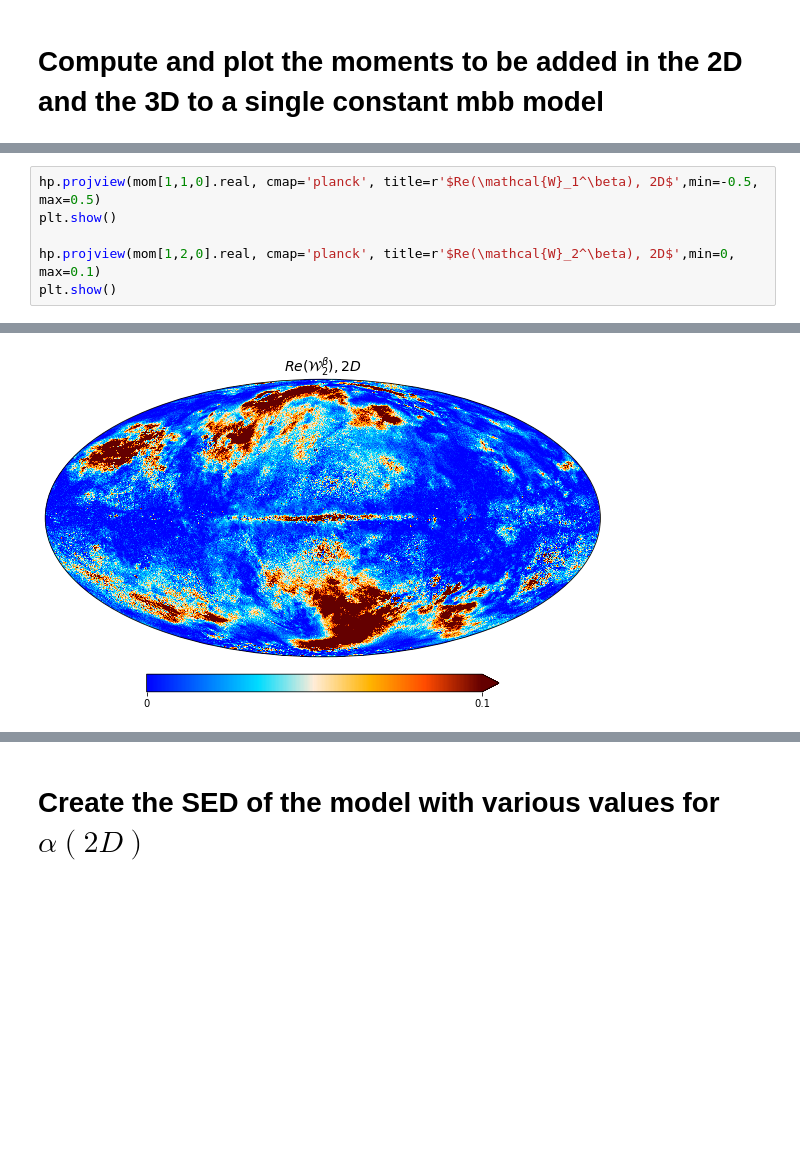
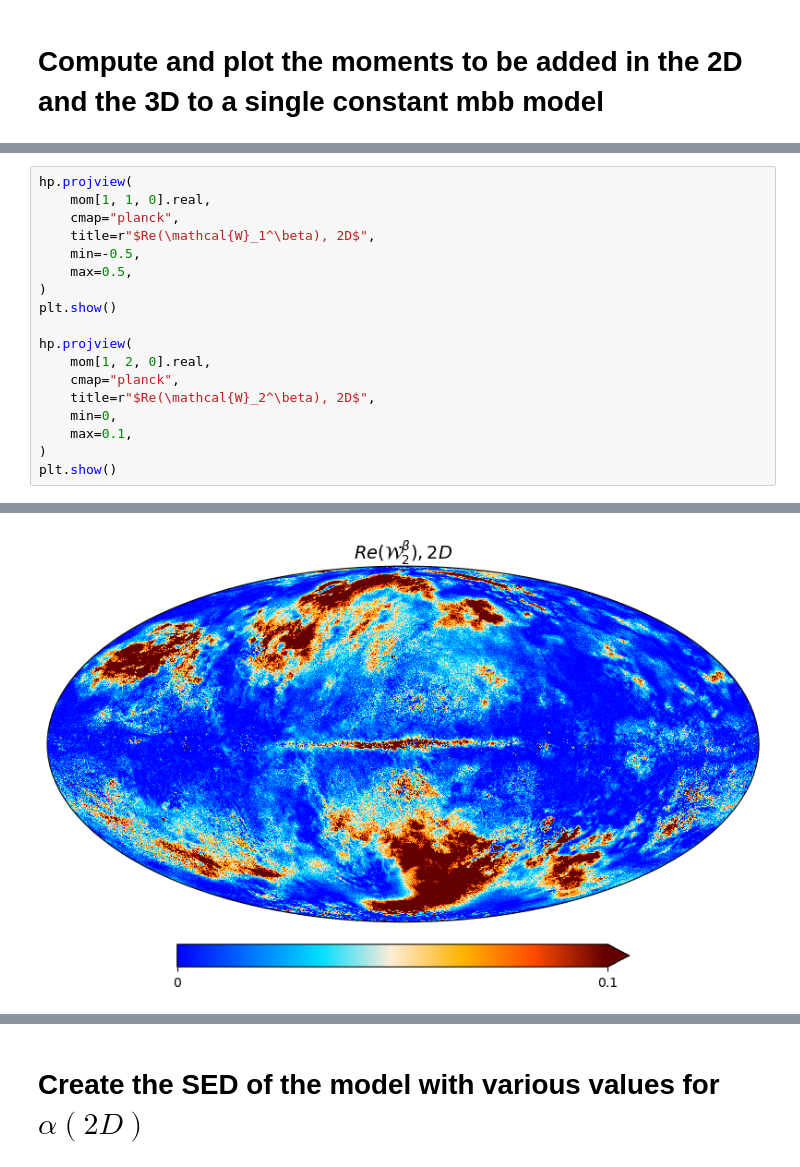
Before and after one commit to LeoVacher/moments_for_panex, a Jupyter notebook: create_d13(alpha).ipynb, the cells around one changed output, grey strips where cells are left out. Saved outputs shown, nothing was run; the diff lists cells and outputs as text; blank space fills up the shorter version.

```diff
--- a/create_d13(alpha).ipynb
+++ b/create_d13(alpha).ipynb
@@ -75,9 +124,21 @@ pivot spectral index of expansion =[1.66328744 1.64705301 1.70715502 ... 1.62370
 pivot temperature of expansion =[16.19298768 15.77362481 15.51175071 ... 18.96438118 19.20883454
  19.51904412]
 # %%
-hp.projview(mom[1,1,0].real, cmap='planck', title=r'$Re(\mathcal{W}_1^\beta), 2D$',min=-0.5, max=0.5)
+hp.projview(
+    mom[1, 1, 0].real,
+    cmap="planck",
+    title=r"$Re(\mathcal{W}_1^\beta), 2D$",
+    min=-0.5,
+    max=0.5,
+)
 plt.show()
 
-hp.projview(mom[1,2,0].real, cmap='planck', title=r'$Re(\mathcal{W}_2^\beta), 2D$',min=0, max=0.1)
+hp.projview(
+    mom[1, 2, 0].real,
+    cmap="planck",
+    title=r"$Re(\mathcal{W}_2^\beta), 2D$",
+    min=0,
+    max=0.1,
+)
 plt.show()
 # %% [output]
@@ -85,2 +146,2 @@ plt.show()
-[figure, old version]
+[figure, new version]
 # %%
```
Also changed, not shown: parts of 13 cells of this notebook, 2 other files.
